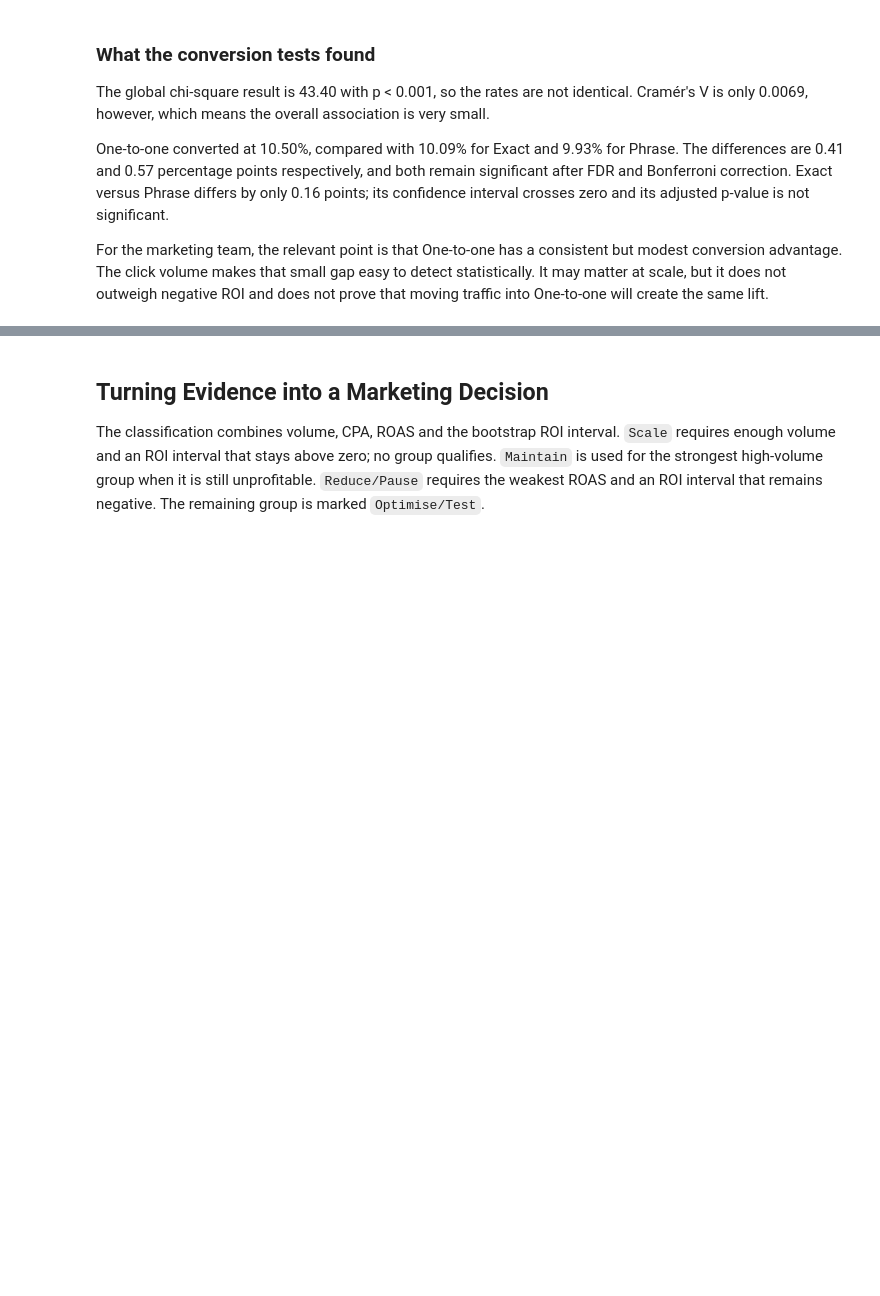
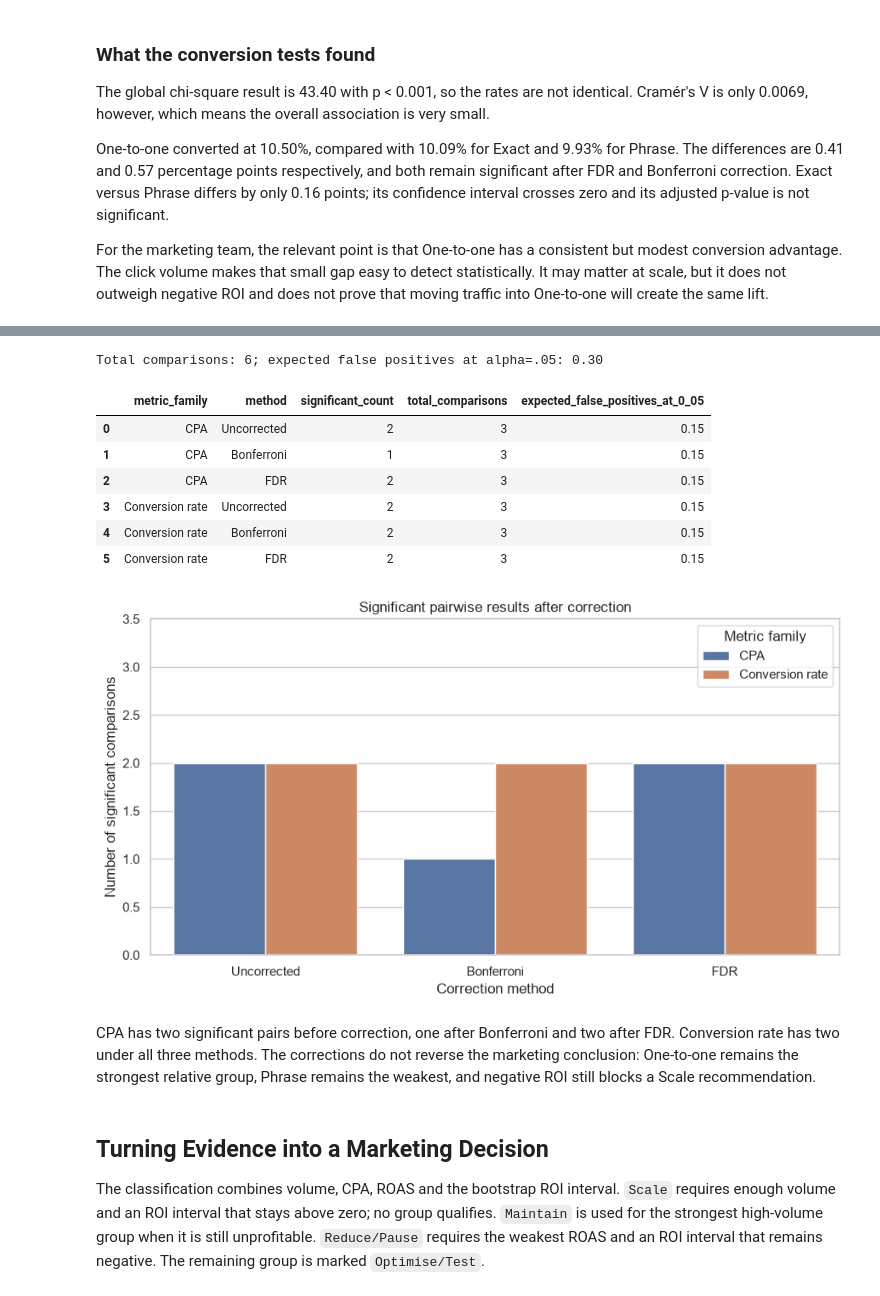
Before and after one commit to ai-consulting-bootcamp/lab-statistical-analysis, a Jupyter notebook: notebooks/statistical_analysis.ipynb, the cells around one changed output, grey strips where cells are left out. Drawn from its saved outputs; the diff is of its cells as text; code cells hidden in the pictures; blank space fills up the shorter version.

```diff
--- a/notebooks/statistical_analysis.ipynb
+++ b/notebooks/statistical_analysis.ipynb
@@ -247,3 +389,41 @@ For the marketing team, the relevant point is that One-to-one has a consistent b
+# %%
+total_comparisons = cpa_comparisons + conversion_comparisons
+expected_false_positives = total_comparisons * ALPHA
+correction_summary = pd.DataFrame([
+    {"metric_family": "CPA", "method": "Uncorrected", "significant_count": int(cpa_tests["significant_uncorrected"].sum()), "total_comparisons": cpa_comparisons},
+    {"metric_family": "CPA", "method": "Bonferroni", "significant_count": int(cpa_tests["significant_bonferroni"].sum()), "total_comparisons": cpa_comparisons},
+    {"metric_family": "CPA", "method": "FDR", "significant_count": int(cpa_tests["significant_fdr"].sum()), "total_comparisons": cpa_comparisons},
+    {"metric_family": "Conversion rate", "method": "Uncorrected", "significant_count": int(conversion_tests["significant_uncorrected"].sum()), "total_comparisons": conversion_comparisons},
+    {"metric_family": "Conversion rate", "method": "Bonferroni", "significant_count": int(conversion_tests["significant_bonferroni"].sum()), "total_comparisons": conversion_comparisons},
+    {"metric_family": "Conversion rate", "method": "FDR", "significant_count": int(conversion_tests["significant_fdr"].sum()), "total_comparisons": conversion_comparisons},
+])
+correction_summary["expected_false_positives_at_0_05"] = correction_summary["total_comparisons"] * ALPHA
+print(f"Total comparisons: {total_comparisons}; expected false positives at alpha=.05: {expected_false_positives:.2f}")
+display(correction_summary)
+correction_summary.to_csv(OUTPUT_DIR / "multiple_comparison_summary.csv", index=False)
+
+fig, ax = plt.subplots(figsize=(9, 5))
+sns.barplot(data=correction_summary, x="method", y="significant_count", hue="metric_family",
+            order=["Uncorrected", "Bonferroni", "FDR"], ax=ax)
+ax.set_title("Significant pairwise results after correction")
+ax.set_xlabel("Correction method"); ax.set_ylabel("Number of significant comparisons")
+ax.set_ylim(0, max(correction_summary["total_comparisons"]) + .5)
+ax.legend(title="Metric family")
+fig.tight_layout()
+fig.savefig(OUTPUT_DIR / "correction_comparison.png", dpi=180, bbox_inches="tight")
+plt.show()
+# %% [output]
+Total comparisons: 6; expected false positives at alpha=.05: 0.30
+|  | metric_family | method | significant_count | total_comparisons | expected_false_positives_at_0_05 |
+| 0 | CPA | Uncorrected | 2 | 3 | 0.15 |
+| 1 | CPA | Bonferroni | 1 | 3 | 0.15 |
+| 2 | CPA | FDR | 2 | 3 | 0.15 |
+| 3 | Conversion rate | Uncorrected | 2 | 3 | 0.15 |
+| 4 | Conversion rate | Bonferroni | 2 | 3 | 0.15 |
+| 5 | Conversion rate | FDR | 2 | 3 | 0.15 |
+[figure, added]
+# %% [markdown]
+CPA has two significant pairs before correction, one after Bonferroni and two after FDR. Conversion rate has two under all three methods. The corrections do not reverse the marketing conclusion: One-to-one remains the strongest relative group, Phrase remains the weakest, and negative ROI still blocks a Scale recommendation.
 # %% [markdown]
 ## Turning Evidence into a Marketing Decision
 
```
Also changed, not shown: parts of 15 cells of this notebook, 23 other files.
